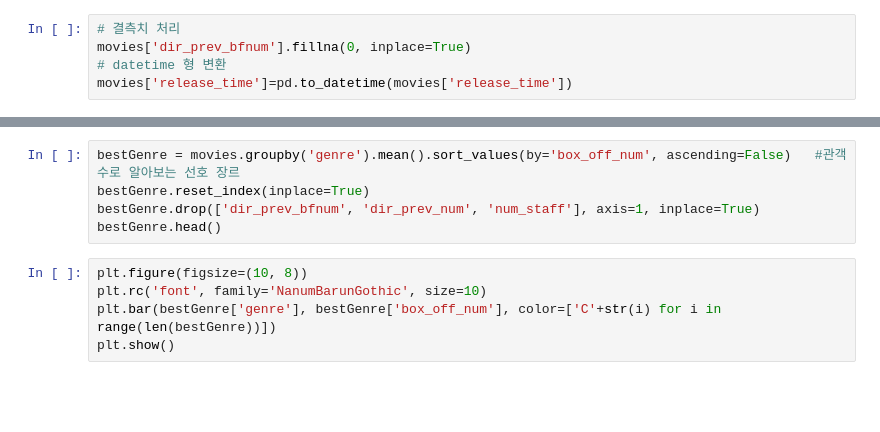
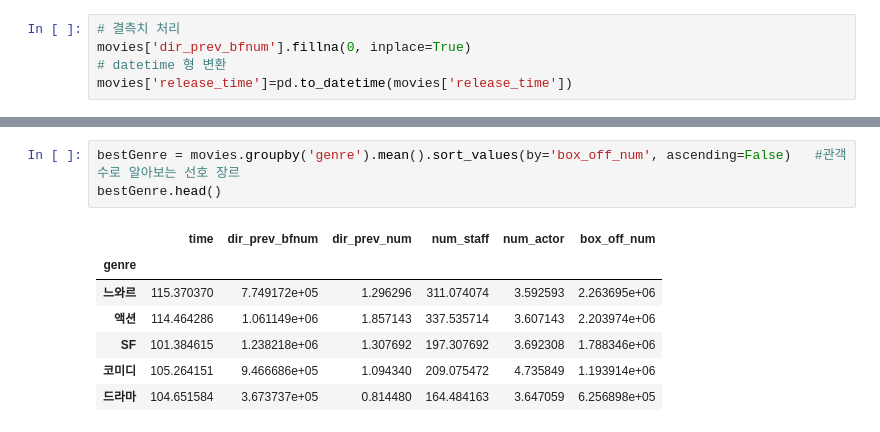
Before and after one commit to sbbwoy/ESAA, a Jupyter notebook: 미니_프로젝트1.ipynb, the cells around one changed output, grey strips where cells are left out. Saved outputs shown, nothing was run; the diff lists cells and outputs as text; blank space fills up the shorter version.

```diff
--- a/미니_프로젝트1.ipynb
+++ b/미니_프로젝트1.ipynb
@@ -48,13 +92,14 @@ bestTen
 # %%
 bestGenre = movies.groupby('genre').mean().sort_values(by='box_off_num', ascending=False)   #관객수로 알아보는 선호 장르
-bestGenre.reset_index(inplace=True)
-bestGenre.drop(['dir_prev_bfnum', 'dir_prev_num', 'num_staff'], axis=1, inplace=True)
 bestGenre.head()
+# %% [output]
+|  | time | dir_prev_bfnum | dir_prev_num | num_staff | num_actor | box_off_num |
+| genre |  |  |  |  |  |  |
+| 느와르 | 115.370370 | 7.749172e+05 | 1.296296 | 311.074074 | 3.592593 | 2.263695e+06 |
+| 액션 | 114.464286 | 1.061149e+06 | 1.857143 | 337.535714 | 3.607143 | 2.203974e+06 |
+| SF | 101.384615 | 1.238218e+06 | 1.307692 | 197.307692 | 3.692308 | 1.788346e+06 |
+| 코미디 | 105.264151 | 9.466686e+05 | 1.094340 | 209.075472 | 4.735849 | 1.193914e+06 |
+| 드라마 | 104.651584 | 3.673737e+05 | 0.814480 | 164.484163 | 3.647059 | 6.256898e+05 |
-# %%
-plt.figure(figsize=(10, 8))
-plt.rc('font', family='NanumBarunGothic', size=10)
-plt.bar(bestGenre['genre'], bestGenre['box_off_num'], color=['C'+str(i) for i in range(len(bestGenre))])
-plt.show()
 # %%
 # 러닝타임과 관객수의 관계 산점도 + 전작 수(dir_prev_num)
 
```
Also changed, not shown: parts of 8 cells of this notebook.
